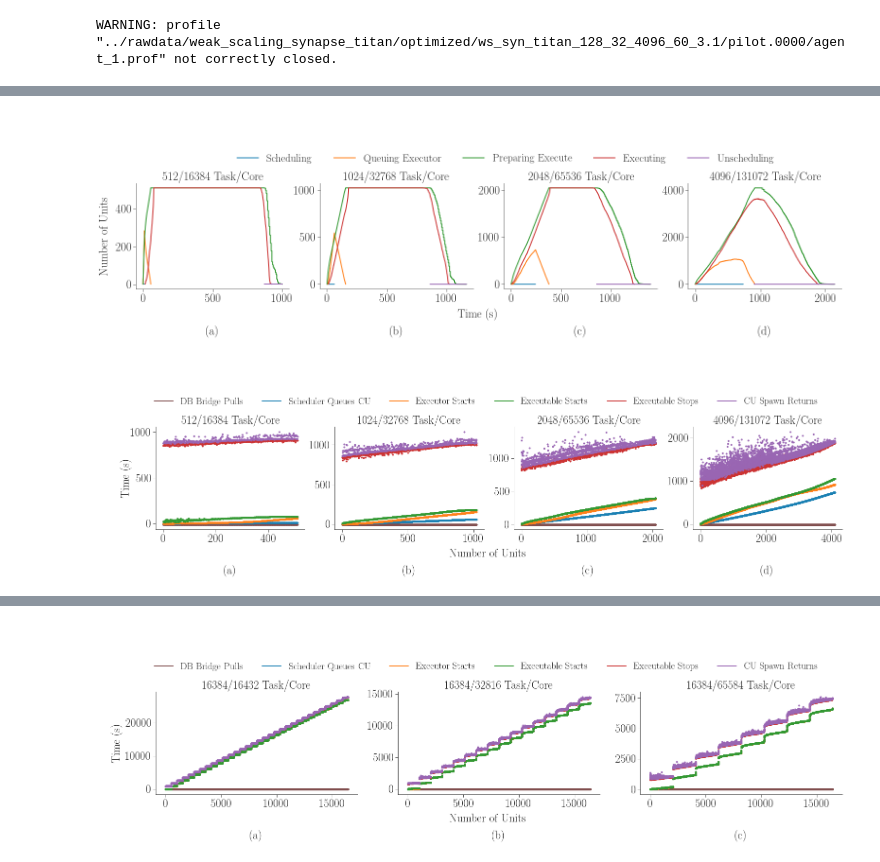
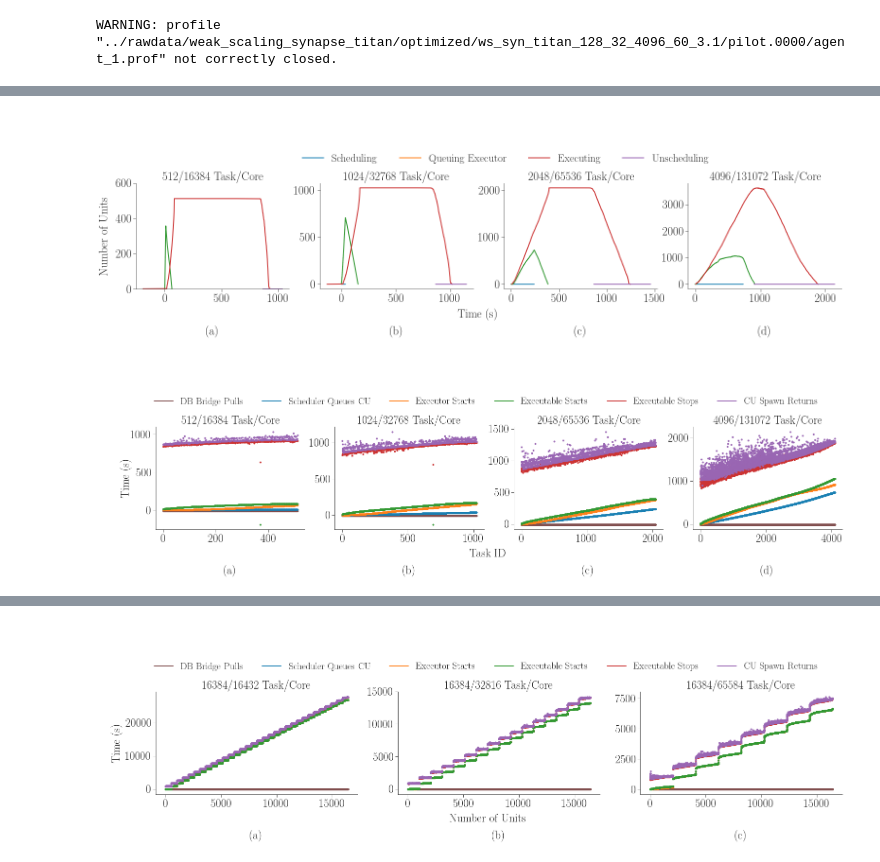
Before and after one commit to radical-experiments/rp.paper, a Jupyter notebook: analysis/rp_paper_plots.ipynb, the cells around one changed output, grey strips where cells are left out. Drawn from its saved outputs; the diff is of its cells as text; code cells hidden in the pictures.

```diff
--- a/analysis/rp_paper_plots.ipynb
+++ b/analysis/rp_paper_plots.ipynb
@@ -60,5 +60,5 @@ sws
 # %%
-ssc = ssc_sessions[ssc_sessions.experiment == 'exp1'][
+ssc = ssc_sessions[
     ['ncore','TTC','P_LRMS_QUEUING','U_AGENT_QUEUING','U_AGENT_SCHEDULING','U_AGENT_QUEUING_EXEC','U_AGENT_EXECUTING']
         ].groupby(['ncore']).aggregate(
                 {'TTC'                 : ['mean','std'],
@@ -128,11 +128,12 @@ sources = ['%s/ws_syn_titan_32_32_1024_60_1.0'           % ws_path,
            '%s/ws_syn_titan_2048_32_65536_60_7.0'        % ws_path,
            '%s/ws_syn_titan_2048_32_65536_60_7.1'        % ws_path,
            '%s/ws_syn_titan_4096_32_131072_60_8.0'       % ws_path,
+           '%s/rp.session.titan-ext2.itoman.017467.0000' % ss_path,
            '%s/rp.session.titan-ext1.itoman.017473.0000' % ss_path,
            '%s/rp.session.titan-ext1.itoman.017491.0004' % ss_path,
            '%s/rp.session.titan-ext1.itoman.017492.0001' % ss_path,
-           '%s/rp.session.titan-ext2.itoman.017467.0000' % ss_path]
-
+           '%s/rp.session.titan-ext1.itoman.017501.0001' % ss_path,
+           '%s/rp.session.titan-ext1.itoman.017503.0000' % ss_path]
 
 for dname in UNIT_DURATIONS:
     data[dname]  = list()
@@ -708,15 +385,15 @@ for nunit in nunits:
      {ru.STATE: 'AGENT_EXECUTING', ru.EVENT: 'state'}])        # Queuing Execution stop
     x = [item[0]-base for item in scu]
     y = [item[1] for item in scu]
-    ax.plot(x, y, color=tableau20[2])
+    ax.plot(x, y, color=tableau20[4])
 
     # How many units are being prepared for execution
-    scu = session.concurrency(event=[
-     {ru.STATE: 'AGENT_EXECUTING', ru.EVENT: 'state'},         # Preparing Execution start
-     {ru.STATE: None, ru.EVENT: 'exec_stop'}])                 # Preparing Execution stop
-    x = [item[0]-base for item in scu]
-    y = [item[1] for item in scu]
-    ax.plot(x, y, color=tableau20[4])
+#     scu = session.concurrency(event=[
+#      {ru.STATE: 'AGENT_EXECUTING', ru.EVENT: 'state'},         # Preparing Execution start
+#      {ru.STATE: None, ru.EVENT: 'exec_stop'}])                 # Preparing Execution stop
+#     x = [item[0]-base for item in scu]
+#     y = [item[1] for item in scu]
+#     ax.plot(x, y, color=tableau20[4])
 
     # How many units are being executed
     scu = session.concurrency(event=[
@@ -730,38 +407,47 @@ for nunit in nunits:
     scu = session.concurrency(event=[
      {ru.STATE: None, ru.EVENT: 'unschedule_start'},            # Unscheduling start
      {ru.STATE: None, ru.EVENT: 'unschedule_stop'}])            # Unscheduling stop
     x = [item[0]-base for item in scu]
     y = [item[1] for item in scu]
     ax.plot(x, y, color=tableau20[8])
 
+    # Tweak 512 to show 500
+    if nunit==512:
+        # ax.set_ylim([ymin,ymax])
+        ax.set_ylim([0,600])
+
     # Add subfigure label and increment counters
     ax.set_xlabel('(%s)' % j, labelpad=45)
     i = i+1
     j = chr(ord(j) + 1)
 
 # Add common axes lables
 fig.text(0.085, 0.5, 'Number of Units', va='center', rotation='vertical', fontsize=24)
 fig.text(0.5, -0.08, 'Time (s)', ha='center', fontsize=24)
 
 # Add common legend with f* proxy artists (https://matplotlib.org/users/legend_guide.html)
 fig.legend((
-                mpl.lines.Line2D([], [], color=tableau20[0]), mpl.lines.Line2D([], [], color=tableau20[2]),
-                mpl.lines.Line2D([], [], color=tableau20[4]), mpl.lines.Line2D([], [], color=tableau20[6]),
+                mpl.lines.Line2D([], [], color=tableau20[0]),
+                mpl.lines.Line2D([], [], color=tableau20[2]),
+                # mpl.lines.Line2D([], [], color=tableau20[4]),
+                mpl.lines.Line2D([], [], color=tableau20[6]),
                 mpl.lines.Line2D([], [], color=tableau20[8])
            ),
            (
-                'Scheduling', 'Queuing Executor',
-                'Preparing Execute', 'Executing',
+                'Scheduling',
+                'Queuing Executor',
+                # 'Preparing Execute',
+                'Executing',
                 'Unscheduling'
            ),
            'upper center',
            bbox_to_anchor=(0.45, 1.4),
            ncol=5)
 
 plt.savefig('figures/paper_titan_rp_synapse_weak_scaling_concurrency_horizontal.pdf', dpi=300, bbox_inches='tight')
 plt.savefig('figures/screen_titan_rp_synapse_weak_scaling_concurrency_horizontal.png')
 # %% [output]
-[figure, old version]
+[figure, new version]
 # %%
 nunits = [512, 1024, 2048, 4096]
 fwidth = 26
@@ -809,7 +495,7 @@ for nunit in nunits:
 
 # Add common axes lables
 fig.text(0.085, 0.5, 'Time (s)', va='center', rotation='vertical', fontsize=24)
-fig.text(0.5, -0.08, 'Number of Units', ha='center', fontsize=24)
+fig.text(0.5, -0.08, 'Task ID', ha='center', fontsize=24)
 
 # Add common legend with f* proxy artists (https://matplotlib.org/users/legend_guide.html)
 fig.legend((
@@ -836,7 +522,7 @@ fig.legend((
 plt.savefig('figures/paper_titan_rp_synapse_weak_scaling_events_timeline_horizontal.pdf', dpi=300, bbox_inches='tight')
 plt.savefig('figures/screen_titan_rp_synapse_weak_scaling_events_timeline_horizontal.png')
 # %% [output]
-[figure, old version]
+[figure, new version]
 # %%
 nunits = [512, 1024, 2048, 4096]
 fwidth = 26
```
Also changed, not shown: parts of 35 cells of this notebook, 22 other files.
